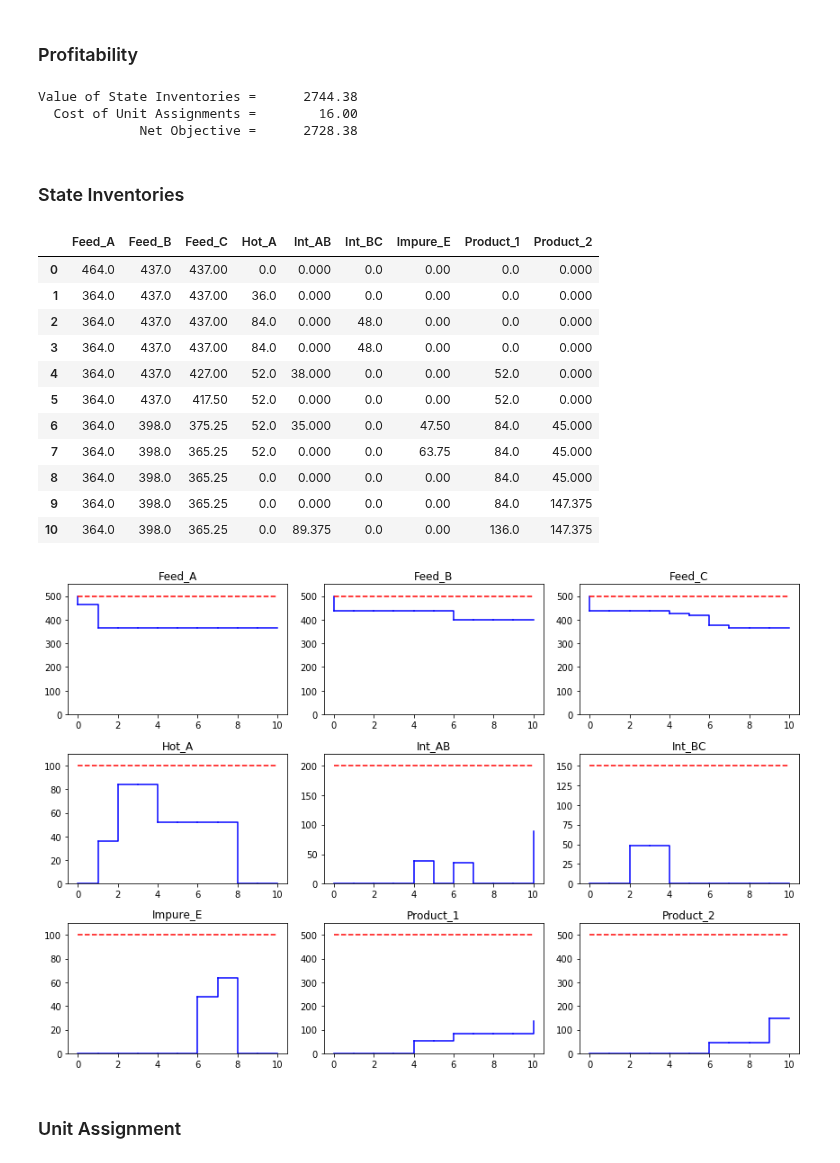
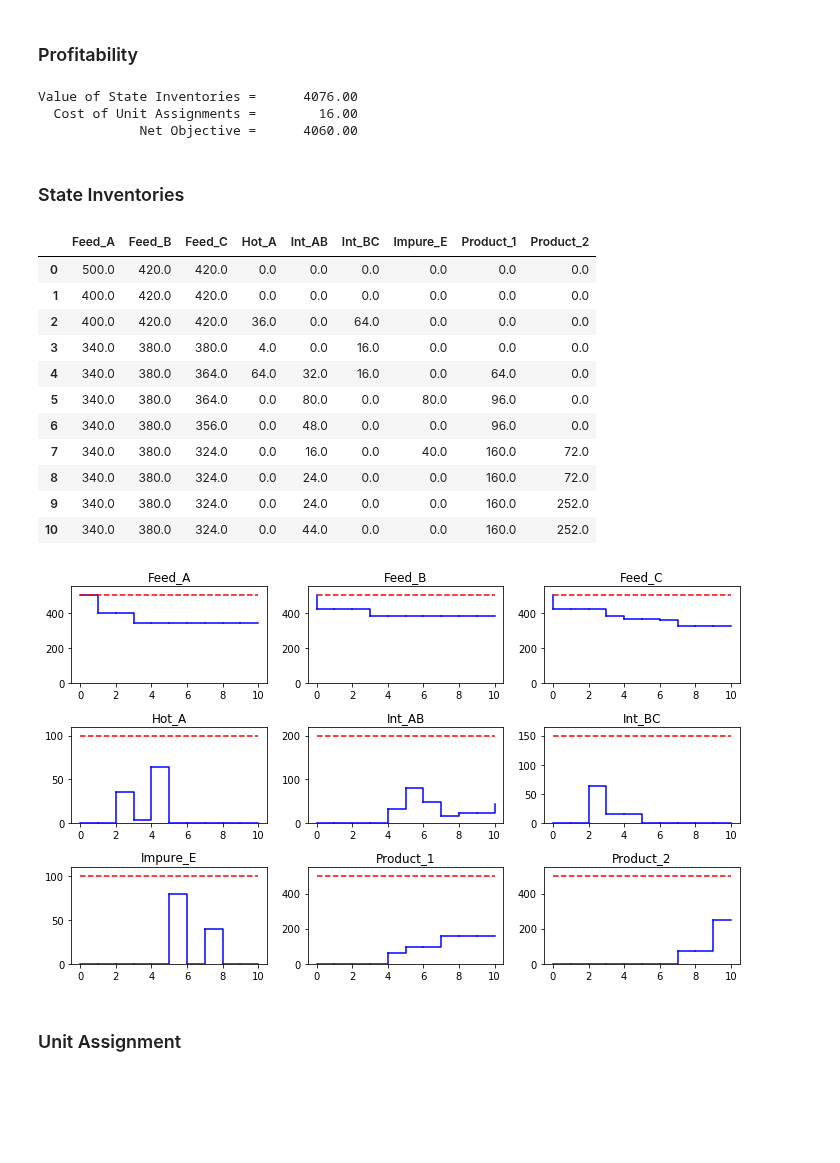
Before and after one commit to jckantor/CBE40455, a Jupyter notebook: notebooks/Scheduling Multipurpose Batch Processes using State-Task Networks.ipynb, the cells around one changed output. Cells and saved outputs as stored; diff of their text form; code cells hidden in the pictures; blank space fills up the shorter version.

```diff
--- a/notebooks/Scheduling Multipurpose Batch Processes using State-Task Networks.ipynb
+++ b/notebooks/Scheduling Multipurpose Batch Processes using State-Task Networks.ipynb
@@ -66,8 +66,8 @@ Kondili = {
     },
     'TS_ARCS': {
         ('Heating',    'Hot_A')    : {'dur': 1, 'rho': 1.0},
-        ('Reaction_2', 'Product_1'): {'dur': 2, 'rho': 0.4},
-        ('Reaction_2', 'Int_AB')   : {'dur': 2, 'rho': 0.6},
+        ('Reaction_2', 'Product_1'): {'dur': 1.5, 'rho': 0.4},
+        ('Reaction_2', 'Int_AB')   : {'dur': 1.5, 'rho': 0.6},
         ('Reaction_1', 'Int_BC')   : {'dur': 2, 'rho': 1.0},
         ('Reaction_3', 'Impure_E') : {'dur': 1, 'rho': 1.0},
         ('Separation', 'Int_AB')   : {'dur': 2, 'rho': 0.1},
@@ -78,9 +78,9 @@ Kondili = {
         ('Reactor_1', 'Reaction_1'): {'Bmin': 0, 'Bmax':  80, 'Cost': 1, 'vCost': 0, 'Tclean': 0},
         ('Reactor_1', 'Reaction_2'): {'Bmin': 0, 'Bmax':  80, 'Cost': 1, 'vCost': 0, 'Tclean': 0},
         ('Reactor_1', 'Reaction_3'): {'Bmin': 0, 'Bmax':  80, 'Cost': 1, 'vCost': 0, 'Tclean': 0},
-        ('Reactor_2', 'Reaction_1'): {'Bmin': 0, 'Bmax':  50, 'Cost': 1, 'vCost': 0, 'Tclean': 0},
-        ('Reactor_2', 'Reaction_2'): {'Bmin': 0, 'Bmax':  50, 'Cost': 1, 'vCost': 0, 'Tclean': 0},
-        ('Reactor_2', 'Reaction_3'): {'Bmin': 0, 'Bmax':  50, 'Cost': 1, 'vCost': 0, 'Tclean': 0},
+        ('Reactor_2', 'Reaction_1'): {'Bmin': 0, 'Bmax':  80, 'Cost': 1, 'vCost': 0, 'Tclean': 0},
+        ('Reactor_2', 'Reaction_2'): {'Bmin': 0, 'Bmax':  80, 'Cost': 1, 'vCost': 0, 'Tclean': 0},
+        ('Reactor_2', 'Reaction_3'): {'Bmin': 0, 'Bmax':  80, 'Cost': 1, 'vCost': 0, 'Tclean': 0},
         ('Still',     'Separation'): {'Bmin': 0, 'Bmax': 200, 'Cost': 1, 'vCost': 0, 'Tclean': 0},
     },
 }
@@ -247,8 +247,11 @@ for s in STATES.keys():
         model.cons.add(model.S[s,t] == rhs)
         rhs = model.S[s,t]
 
+# additional production constraints
+model.cons.add(model.S['Product_2',H] >= 250)
 
-SolverFactory('glpk').solve(model).write()
+
+SolverFactory('gurobi').solve(model).write()
 # %% [output]
 # ==========================================================
 # = Solver Results                                         =
@@ -276,9 +279,9 @@ print("Value of State Inventories = {0:12.2f}".format(model.Value()))
 print("  Cost of Unit Assignments = {0:12.2f}".format(model.Cost()))
 print("             Net Objective = {0:12.2f}".format(model.Value() - model.Cost()))
 # %% [output]
-Value of State Inventories =      2744.38
+Value of State Inventories =      4076.00
   Cost of Unit Assignments =        16.00
-             Net Objective =      2728.38
+             Net Objective =      4060.00
 # %% [markdown]
 ### State Inventories
 # %%
@@ -290,32 +293,32 @@ from IPython.display import display, HTML
 pd.DataFrame([[model.S[s,t]() for s in STATES.keys()] for t in TIME], columns = STATES.keys(), index = TIME)
 # %% [output]
 |  | Feed_A | Feed_B | Feed_C | Hot_A | Int_AB | Int_BC | Impure_E | Product_1 | Product_2 |
-| 0 | 464.0 | 437.0 | 437.00 | 0.0 | 0.000 | 0.0 | 0.00 | 0.0 | 0.000 |
-| 1 | 364.0 | 437.0 | 437.00 | 36.0 | 0.000 | 0.0 | 0.00 | 0.0 | 0.000 |
-| 2 | 364.0 | 437.0 | 437.00 | 84.0 | 0.000 | 48.0 | 0.00 | 0.0 | 0.000 |
-| 3 | 364.0 | 437.0 | 437.00 | 84.0 | 0.000 | 48.0 | 0.00 | 0.0 | 0.000 |
-| 4 | 364.0 | 437.0 | 427.00 | 52.0 | 38.000 | 0.0 | 0.00 | 52.0 | 0.000 |
-| 5 | 364.0 | 437.0 | 417.50 | 52.0 | 0.000 | 0.0 | 0.00 | 52.0 | 0.000 |
-| 6 | 364.0 | 398.0 | 375.25 | 52.0 | 35.000 | 0.0 | 47.50 | 84.0 | 45.000 |
-| 7 | 364.0 | 398.0 | 365.25 | 52.0 | 0.000 | 0.0 | 63.75 | 84.0 | 45.000 |
-| 8 | 364.0 | 398.0 | 365.25 | 0.0 | 0.000 | 0.0 | 0.00 | 84.0 | 45.000 |
-| 9 | 364.0 | 398.0 | 365.25 | 0.0 | 0.000 | 0.0 | 0.00 | 84.0 | 147.375 |
-| 10 | 364.0 | 398.0 | 365.25 | 0.0 | 89.375 | 0.0 | 0.00 | 136.0 | 147.375 |
+| 0 | 500.0 | 420.0 | 420.0 | 0.0 | 0.0 | 0.0 | 0.0 | 0.0 | 0.0 |
+| 1 | 400.0 | 420.0 | 420.0 | 0.0 | 0.0 | 0.0 | 0.0 | 0.0 | 0.0 |
+| 2 | 400.0 | 420.0 | 420.0 | 36.0 | 0.0 | 64.0 | 0.0 | 0.0 | 0.0 |
+| 3 | 340.0 | 380.0 | 380.0 | 4.0 | 0.0 | 16.0 | 0.0 | 0.0 | 0.0 |
+| 4 | 340.0 | 380.0 | 364.0 | 64.0 | 32.0 | 16.0 | 0.0 | 64.0 | 0.0 |
+| 5 | 340.0 | 380.0 | 364.0 | 0.0 | 80.0 | 0.0 | 80.0 | 96.0 | 0.0 |
+| 6 | 340.0 | 380.0 | 356.0 | 0.0 | 48.0 | 0.0 | 0.0 | 96.0 | 0.0 |
+| 7 | 340.0 | 380.0 | 324.0 | 0.0 | 16.0 | 0.0 | 40.0 | 160.0 | 72.0 |
+| 8 | 340.0 | 380.0 | 324.0 | 0.0 | 24.0 | 0.0 | 0.0 | 160.0 | 72.0 |
+| 9 | 340.0 | 380.0 | 324.0 | 0.0 | 24.0 | 0.0 | 0.0 | 160.0 | 252.0 |
+| 10 | 340.0 | 380.0 | 324.0 | 0.0 | 44.0 | 0.0 | 0.0 | 160.0 | 252.0 |
 # %%
-plt.figure(figsize=(12,8))
+plt.figure(figsize=(10,6))
 for (s,idx) in zip(STATES.keys(),range(0,len(STATES.keys()))):
     plt.subplot(ceil(len(STATES.keys())/3),3,idx+1)
     tlast,ylast = 0,STATES[s]['initial']
     for (t,y) in zip(list(TIME),[model.S[s,t]() for t in TIME]):
         plt.plot([tlast,t,t],[ylast,ylast,y],'b')
         #plt.plot([tlast,t],[ylast,y],'b.',ms=10)
         tlast,ylast = t,y
     plt.ylim(0,1.1*C[s])
     plt.plot([0,H],[C[s],C[s]],'r--')
     plt.title(s)
 plt.tight_layout()
 # %% [output]
-[figure, old version]
+[figure, new version]
 # %% [markdown]
 ### Unit Assignment
 # %%
```
Also changed, not shown: parts of 4 cells of this notebook, 15 other files.
